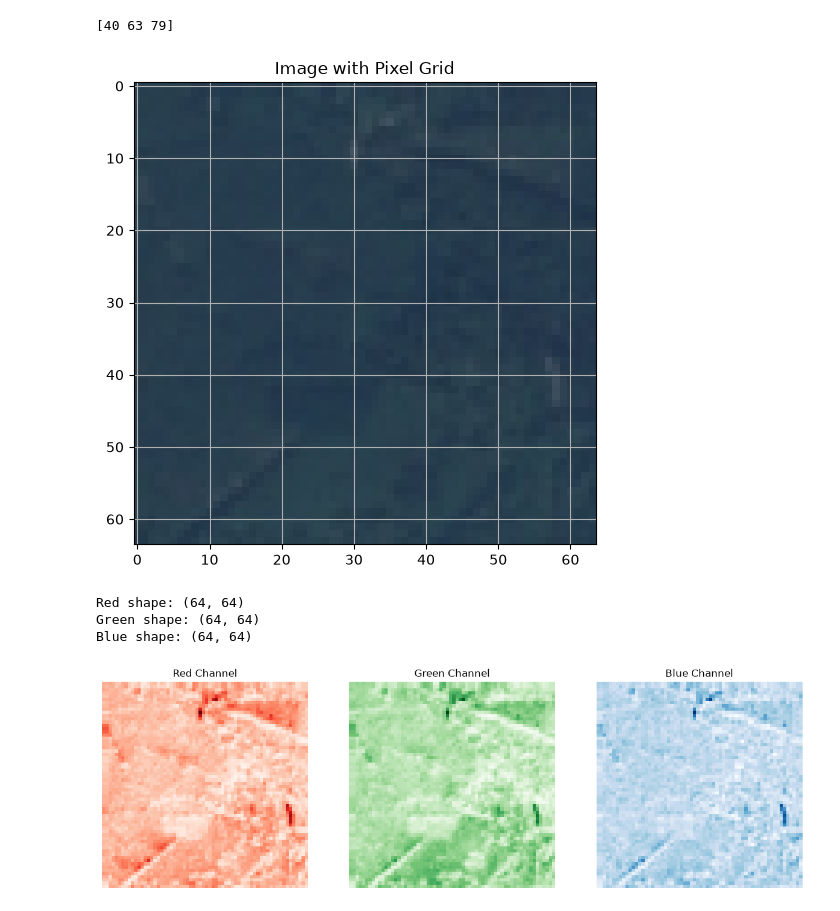
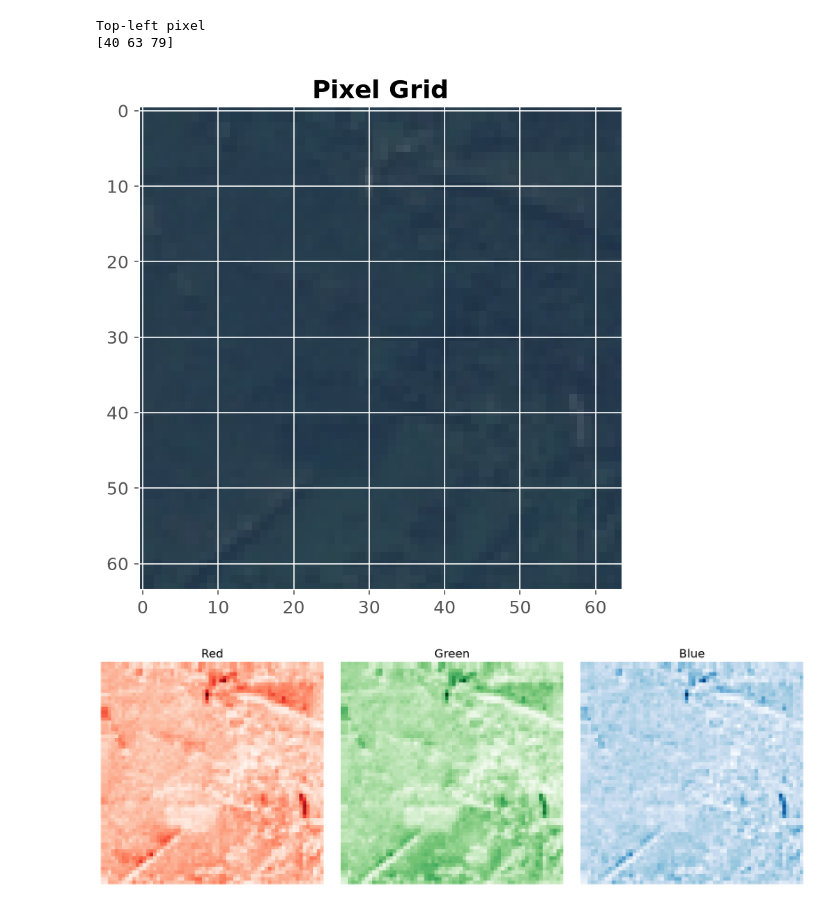
Before and after one commit to aksharabharath/satellite-landcover-knn, a Jupyter notebook: notebooks/01_data_exploration.ipynb, the cells around one changed output. Drawn from its saved outputs; the diff is of its cells as text; code cells hidden in the pictures.

```diff
--- a/notebooks/01_data_exploration.ipynb
+++ b/notebooks/01_data_exploration.ipynb
@@ -20,0 +78,6 @@ print(image_path)
+# %%
+forest_folder = DATASET_PATH / "Forest"
+
+sample_image = Image.open(sorted(forest_folder.glob("*.jpg"))[0])
+
+sample_image
@@ -33,9 +99,11 @@ plt.show()
 # %%
-# Convert the image into a NumPy array
-image_array = np.array(image)
+image_array = np.array(sample_image)
 
-# Display some basic information
-print("Type:", type(image_array))
-print("Shape:", image_array.shape)
-print("Data type:", image_array.dtype)
+print(type(image_array))
+print()
+
+print(image_array.shape)
+print()
+
+print(image_array.dtype)
 # %% [output]
@@ -45,15 +115,22 @@ Data type: uint8
 # %%
-# Look at the pixel in the top-left corner
-print(image_array[0, 0])
+print("Top-left pixel")
+
+print(image_array[0,0])
 # %% [output]
+Top-left pixel
 [40 63 79]
 # %%
-# Zoom into the image
+plt.figure(figsize=(6,6))
 
-plt.figure(figsize=(6,6))
-plt.imshow(image)
+plt.imshow(sample_image)
+
 plt.grid(True)
-plt.title("Image with Pixel Grid")
+
+plt.title(
+    "Pixel Grid",
+    fontweight="bold"
+)
+
 plt.show()
 # %% [output]
-[figure, old version]
+[figure, new version]
@@ -66,26 +137,26 @@ blue_channel = image_array[:, :, 2]
-# %%
-print("Red shape:", red_channel.shape)
-print("Green shape:", green_channel.shape)
-print("Blue shape:", blue_channel.shape)
-# %% [output]
-Red shape: (64, 64)
-Green shape: (64, 64)
-Blue shape: (64, 64)
+# %%
+red = image_array[:,:,0]
+
+green = image_array[:,:,1]
+
+blue = image_array[:,:,2]
 # %%
-fig, axes = plt.subplots(1, 3, figsize=(15, 5))
+fig, axes = plt.subplots(1,3, figsize=(15,5))
 
-axes[0].imshow(red_channel, cmap="Reds")
-axes[0].set_title("Red Channel")
+axes[0].imshow(red, cmap="Reds")
+axes[0].set_title("Red")
 axes[0].axis("off")
 
-axes[1].imshow(green_channel, cmap="Greens")
-axes[1].set_title("Green Channel")
+axes[1].imshow(green, cmap="Greens")
+axes[1].set_title("Green")
 axes[1].axis("off")
 
-axes[2].imshow(blue_channel, cmap="Blues")
-axes[2].set_title("Blue Channel")
+axes[2].imshow(blue, cmap="Blues")
+axes[2].set_title("Blue")
 axes[2].axis("off")
 
+plt.tight_layout()
+
 plt.show()
 # %% [output]
-[figure, old version]
+[figure, new version]
```
Also changed, not shown: parts of 18 cells of this notebook, 33 other files.
